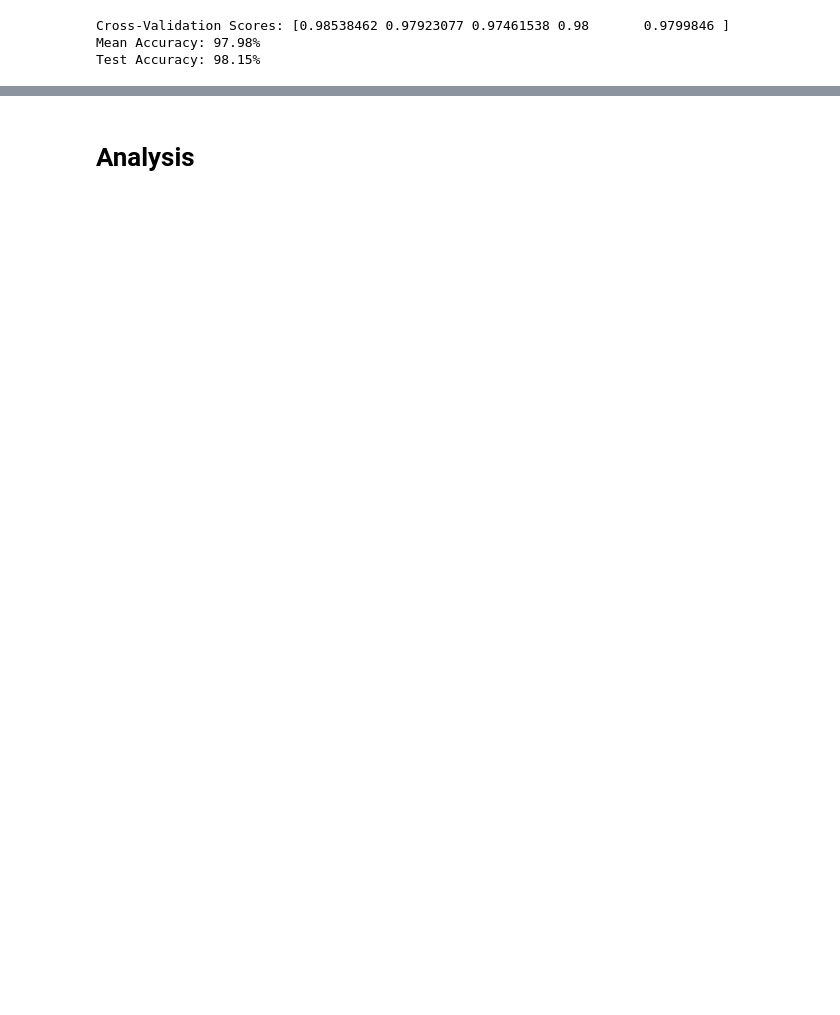
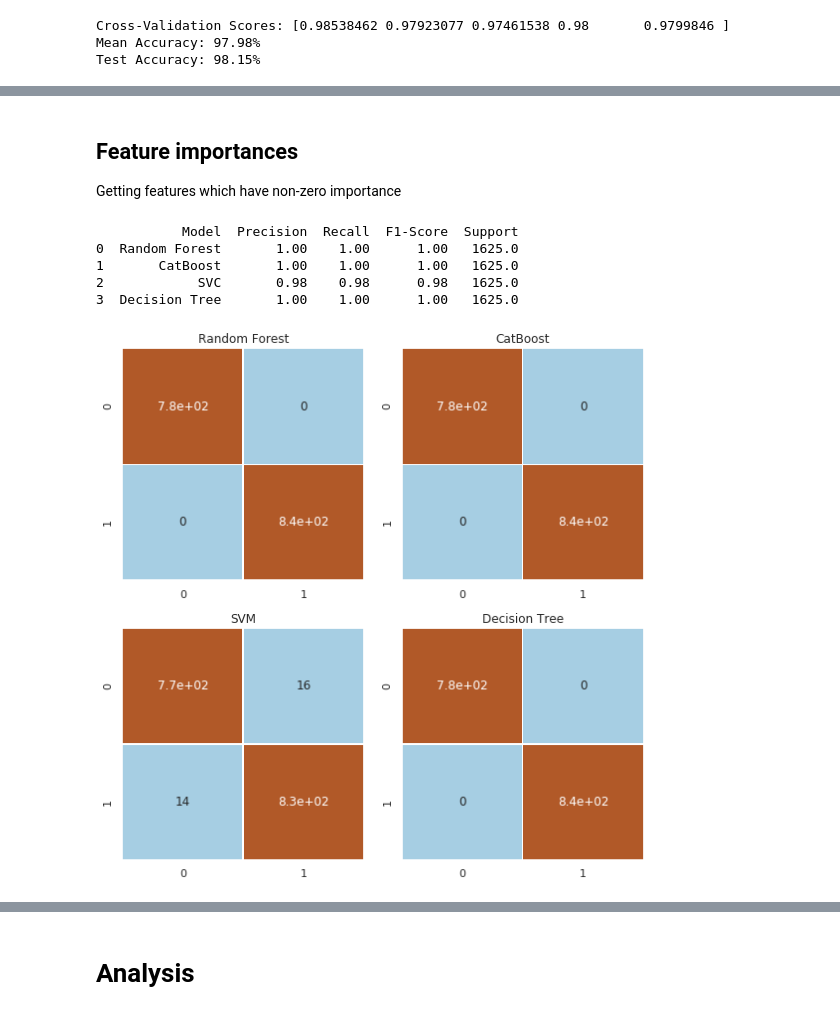
Before and after one commit to standal0n3max/mushrooms, a Jupyter notebook: analysis-and-classification-of-mushrooms.ipynb, the cells around one changed output, grey strips where cells are left out. Drawn from its saved outputs; the diff is of its cells as text; code cells hidden in the pictures; blank space fills up the shorter version.

```diff
--- a/analysis-and-classification-of-mushrooms.ipynb
+++ b/analysis-and-classification-of-mushrooms.ipynb
@@ -812,0 +552,4 @@ plt.show()
+# %% [markdown]
+## Feature importances
+
+Getting features which have non-zero importance
@@ -812,0 +572,45 @@ plt.show()
+# %%
+# Create an empty dataframe for storing report data
+report_df = pd.DataFrame(columns=['Model', 'Precision', 'Recall', 'F1-Score', 'Support'])
+
+# Create a function to add a report to the dataframe
+def add_report_to_df(model_name, y_true, y_pred, df):
+    report_str = classification_report(y_true, y_pred)
+    lines = report_str.split('\n')
+    model_data = lines[-2].split()
+    df = df.append({'Model': model_name,
+                    'Precision': float(model_data[3]),
+                    'Recall': float(model_data[4]),
+                    'F1-Score': float(model_data[5]),
+                    'Support': float(model_data[6])}, ignore_index=True)
+    return df
+
+# Define models and corresponding predictions
+models = ['Random Forest', 'CatBoost', 'SVC', 'Decision Tree']
+predictions = [Y_test_pred_rf, Y_test_pred_cat, Y_test_pred_svc, Y_test_pred_dt]
+
+# Add data for each model using a loop
+for model, pred in zip(models, predictions):
+    report_df = add_report_to_df(model, Y_test, pred, report_df)
+
+# Print the resulting dataframe
+print(report_df)
+
+# Visualize confusion matrices for each model in a 2x2 grid
+fig, axes = plt.subplots(2, 2, figsize=(8, 8))
+
+# Iterate through models and plot confusion matrices
+for model, ax, title in zip([cm_rf, cm_cat, cm_svc, cm_dt], axes.flatten(), ['Random Forest', 'CatBoost', 'SVM', 'Decision Tree']):
+    sns.heatmap(model, annot=True, cmap="Paired", linewidths=.5, cbar=None, ax=ax)
+    ax.set_title(title)
+
+# Adjust layout for better visualization
+plt.tight_layout()
+plt.show()
+# %% [output]
+           Model  Precision  Recall  F1-Score  Support
+0  Random Forest       1.00    1.00      1.00   1625.0
+1       CatBoost       1.00    1.00      1.00   1625.0
+2            SVC       0.98    0.98      0.98   1625.0
+3  Decision Tree       1.00    1.00      1.00   1625.0
+[figure, added]
```
Also changed, not shown: parts of 59 cells of this notebook.
